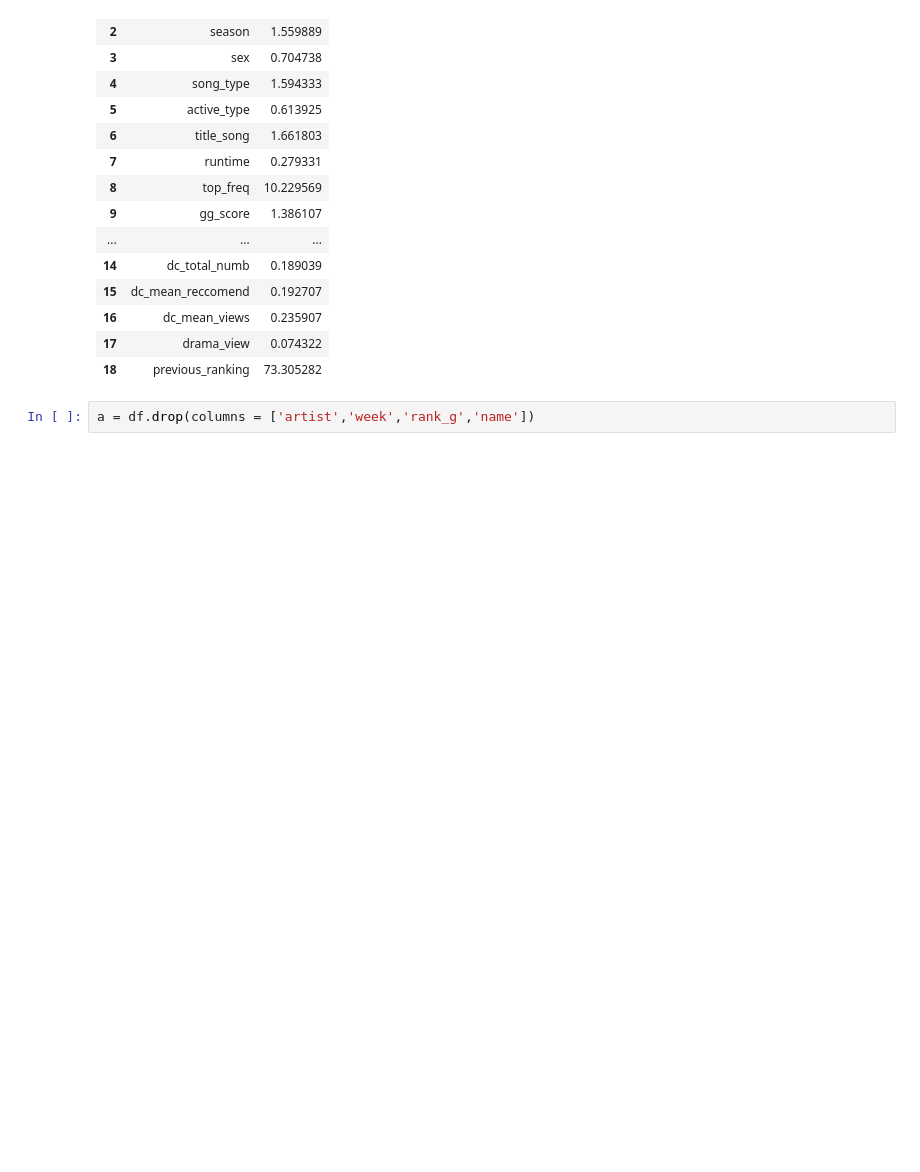
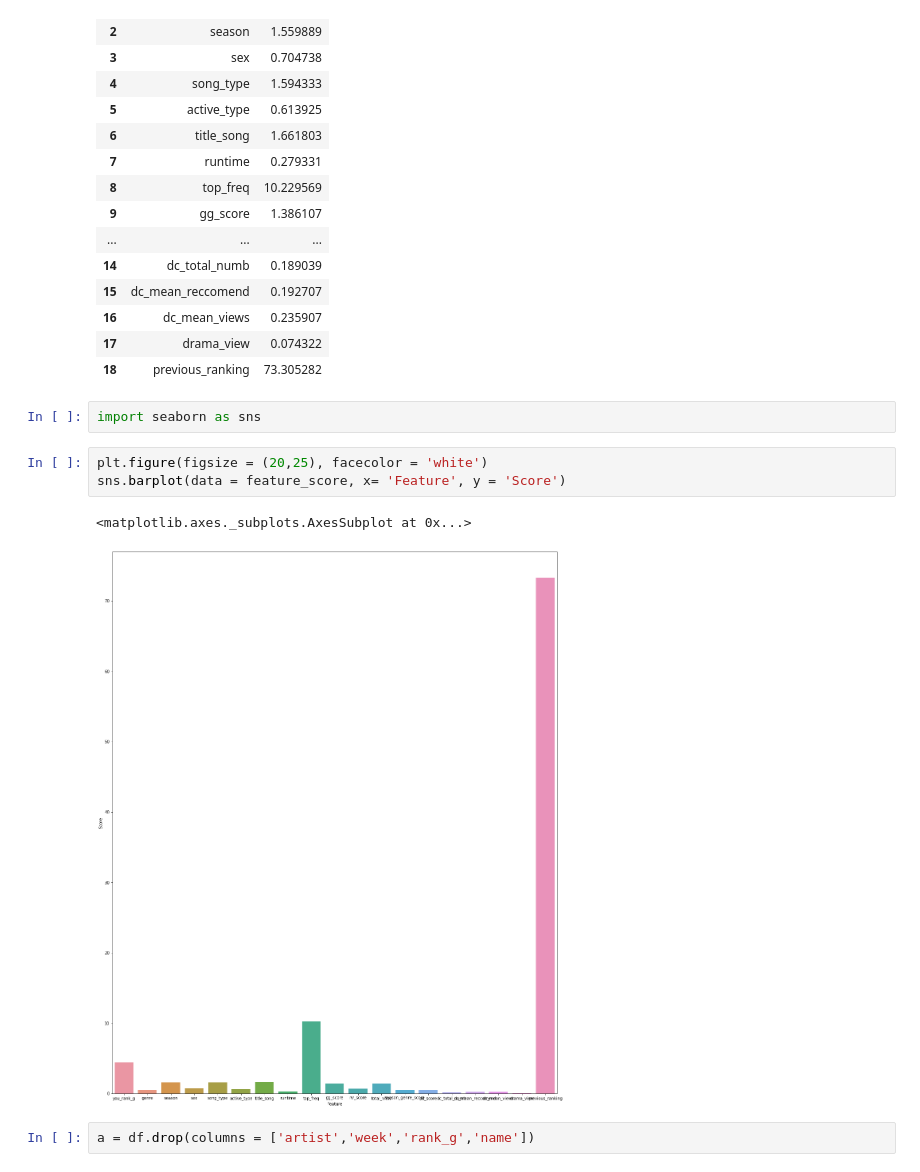
Before and after one commit to YooGunWook/1nurse4stat, a Jupyter notebook: code/model/Modeling_final.ipynb, the cells around one changed output. Saved outputs shown, nothing was run; the diff lists cells and outputs as text; blank space fills up the shorter version.

```diff
--- a/code/model/Modeling_final.ipynb
+++ b/code/model/Modeling_final.ipynb
@@ -332,6 +332,14 @@ feature_score
 | 16 | dc_mean_views | 0.235907 |
 | 17 | drama_view | 0.074322 |
 | 18 | previous_ranking | 73.305282 |
+# %%
+import seaborn as sns
+# %%
+plt.figure(figsize = (20,25), facecolor = 'white')
+sns.barplot(data = feature_score, x= 'Feature', y = 'Score')
+# %% [output]
+<matplotlib.axes._subplots.AxesSubplot at 0x...>
+[figure, added]
 # %%
 a = df.drop(columns = ['artist','week','rank_g','name'])
 # %%
```
